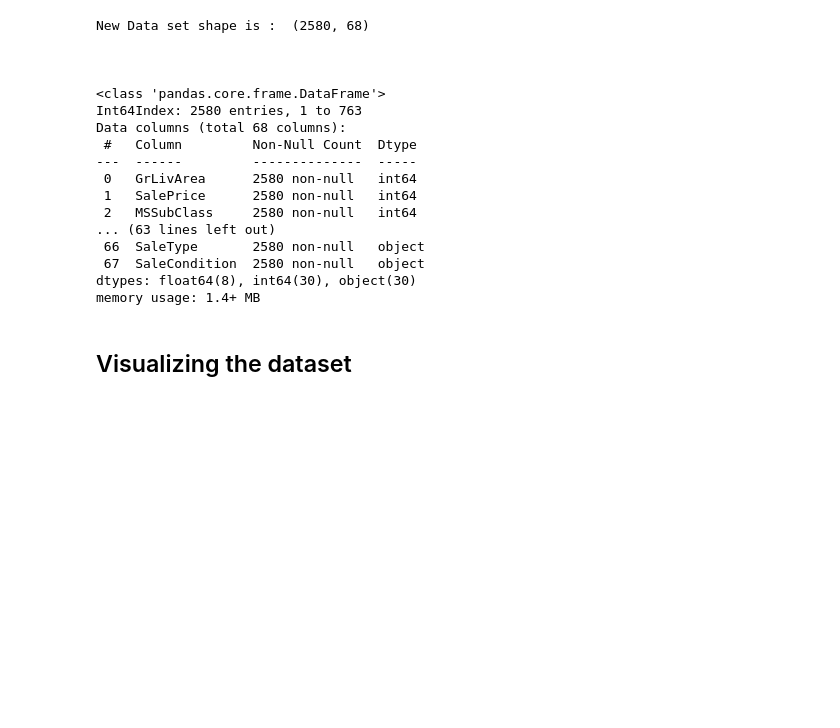
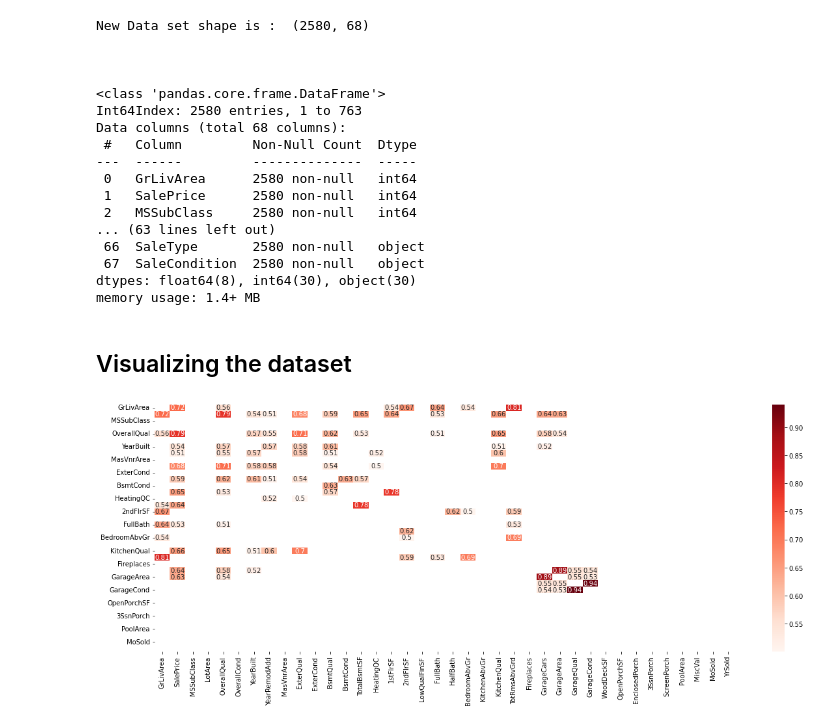
Before and after one commit to moutasam/Housing-Prices-ML, a Jupyter notebook: HousePricing.ipynb, the cells around one changed output. Drawn from its saved outputs; the diff is of its cells as text; code cells hidden in the pictures; blank space fills up the shorter version.

Commit message:
Add files via upload
Added visualization

```diff
--- a/HousePricing.ipynb
+++ b/HousePricing.ipynb
@@ -256,3 +256,13 @@ memory usage: 1.4+ MB
 housing.to_csv('Housing_cleaned.csv')
 # %% [markdown]
 ## Visualizing the dataset
+# %%
+# Correlation Heat Map for column correlated with ratio >0.5
+
+
+ColCorr = housing.corr()[((housing.corr() >= .5) ) & (housing.corr() !=1.000)]
+plt.figure(figsize=(20,7))
+sns.heatmap(ColCorr, annot=True, cmap="Reds")
+plt.show()
+# %% [output]
+[figure, added]
```
Also changed, not shown: parts of 4 cells of this notebook.
